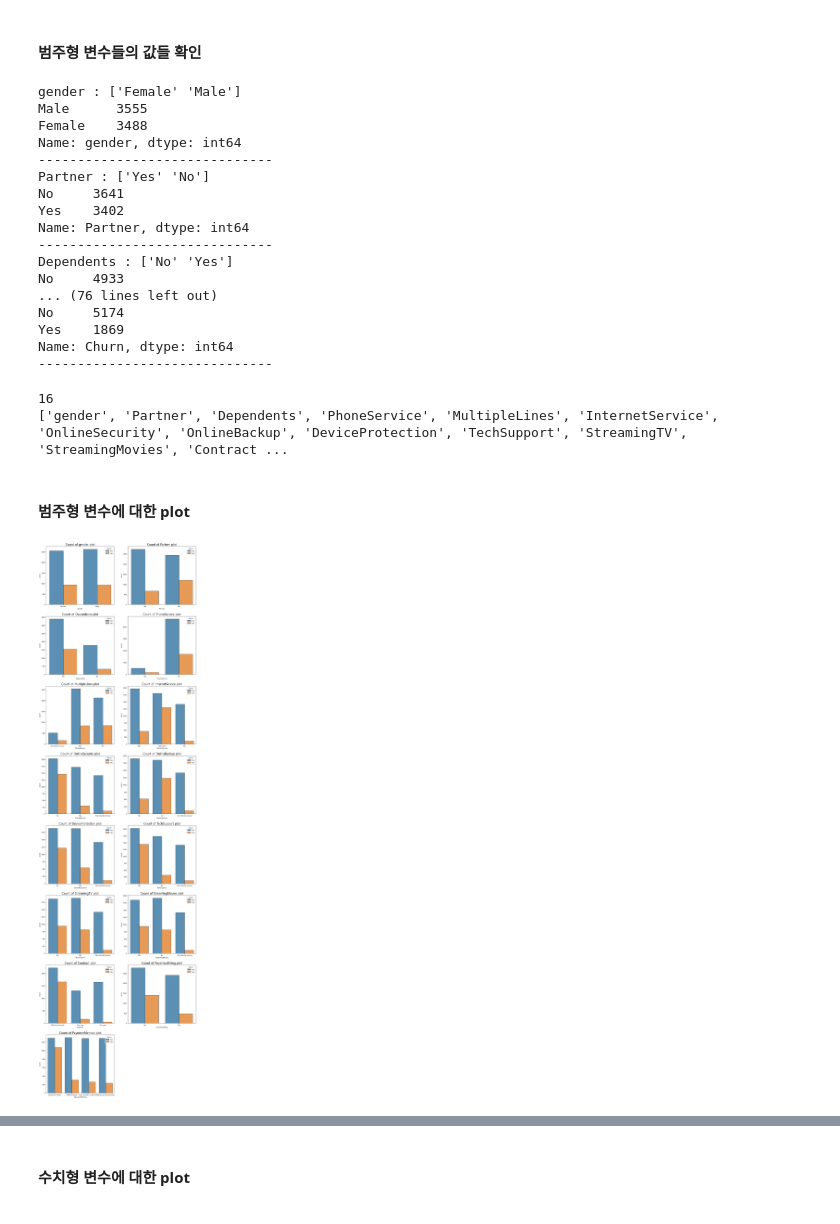
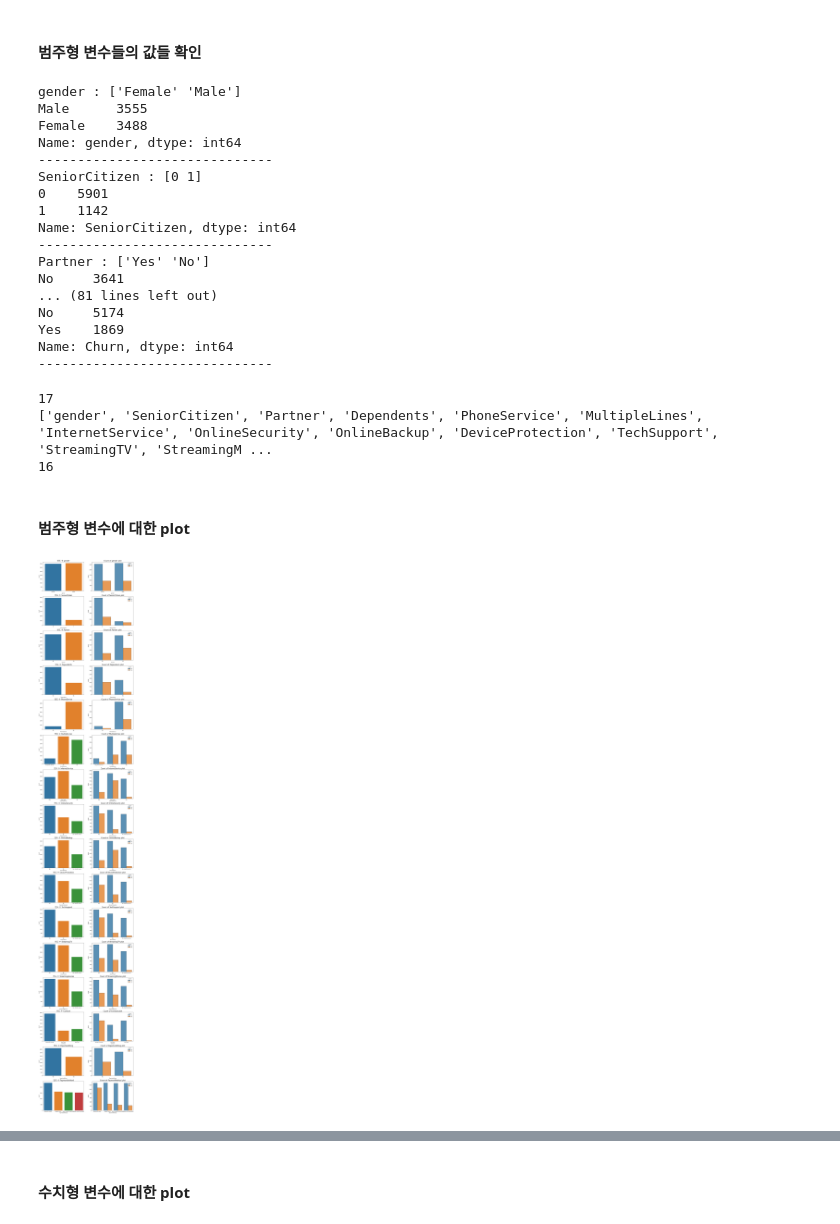
Before and after one commit to parkseonga/Kaggle_EDA, a Jupyter notebook: Practical training/Telco Customer.ipynb, the cells around one changed output, grey strips where cells are left out. Saved outputs shown, nothing was run; the diff lists cells and outputs as text; code cells hidden in the pictures.

```diff
--- a/Practical training/Telco Customer.ipynb
+++ b/Practical training/Telco Customer.ipynb
@@ -24,7 +36,7 @@ warnings.filterwarnings("ignore")
 # %% [markdown]
 #### 데이터 불러오기
 # %%
-df = pd.read_csv("data/WA_Fn-UseC_-Telco-Customer-Churn.csv")
+df = pd.read_csv("../../data/WA_Fn-UseC_-Telco-Customer-Churn.csv")
 df.shape
 # %% [output]
 (7043, 21)
@@ -88,6 +108,8 @@ df.describe()
 | 50% | 0.000000 | 29.000000 | 70.350000 | 1397.475000 |
 | 75% | 0.000000 | 55.000000 | 89.850000 | 3794.737500 |
 | max | 1.000000 | 72.000000 | 118.750000 | 8684.800000 |
+# %%
+df['SeniorCitizen'] = df['SeniorCitizen'].astype("object")
 # %% [markdown]
 #### 결측치 확인하기
 # %%
@@ -143,14 +165,14 @@ Male      3555
 Female    3488
 Name: gender, dtype: int64
 ------------------------------
+SeniorCitizen : [0 1]
+0    5901
+1    1142
+Name: SeniorCitizen, dtype: int64
+------------------------------
 Partner : ['Yes' 'No']
 No     3641
-Yes    3402
-Name: Partner, dtype: int64
-------------------------------
-Dependents : ['No' 'Yes']
-No     4933
-... (76 lines left out)
+... (81 lines left out)
 No     5174
 Yes    1869
 Name: Churn, dtype: int64
@@ -165,21 +187,23 @@ for column in df.columns:
 print(len(category_feature))
 category_feature.remove("Churn")
 print(category_feature)
+print(len(category_feature))
 # %% [output]
+17
+['gender', 'SeniorCitizen', 'Partner', 'Dependents', 'PhoneService', 'MultipleLines', 'InternetService', 'OnlineSecurity', 'OnlineBackup', 'DeviceProtection', 'TechSupport', 'StreamingTV', 'StreamingM ...
 16
-['gender', 'Partner', 'Dependents', 'PhoneService', 'MultipleLines', 'InternetService', 'OnlineSecurity', 'OnlineBackup', 'DeviceProtection', 'TechSupport', 'StreamingTV', 'StreamingMovies', 'Contract ...
 # %% [markdown]
 #### 범주형 변수에 대한 plot
 # %%
-plt.figure(figsize=[16,60])
-
-gs = gridspec.GridSpec(8, 2)
+f, ax = plt.subplots(16,2,figsize=[16,100])
 
 for i, cn in enumerate(df[category_feature]):
-    ax = plt.subplot(gs[i])
-    sns.countplot(df[cn], hue='Churn',data = df,edgecolor="black",alpha=0.8)
-    ax.set_title("Count of "+cn+" plot", fontsize = 18)
+    sns.countplot(df[cn], ax = ax[i,0])
+    ax[i,0].set_title("빈도 수 "+cn, fontsize = 18)
+
+    sns.countplot(df[cn],data = df,hue = "Churn", edgecolor="black",alpha=0.8,ax = ax[i, 1])
+    ax[i,1].set_title("Count of "+cn+" plot", fontsize = 18)
 
 plt.show()
 # %% [output]
-[figure, old version]
+[figure, new version]
```
Also changed, not shown: parts of 27 cells of this notebook.
